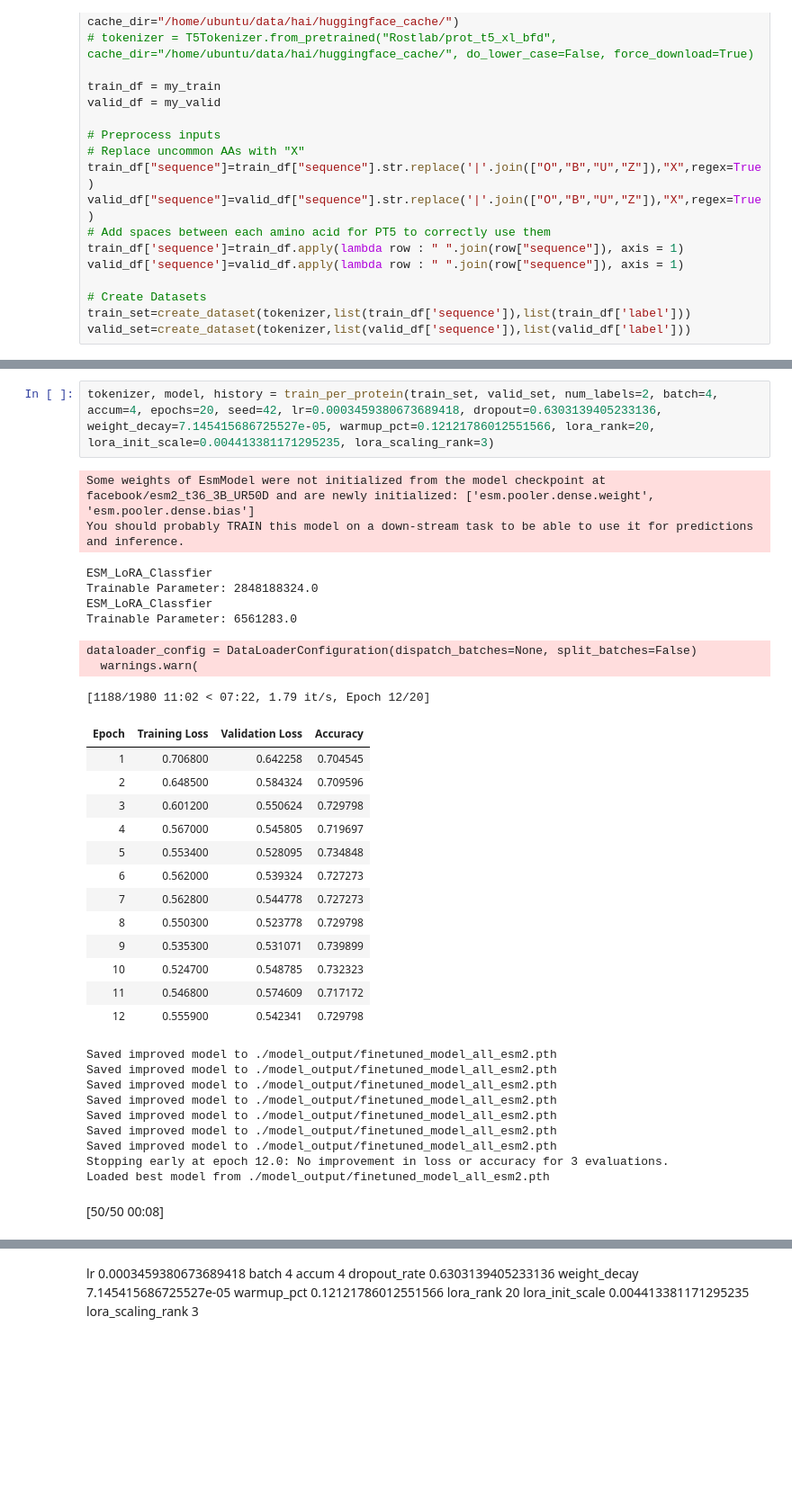
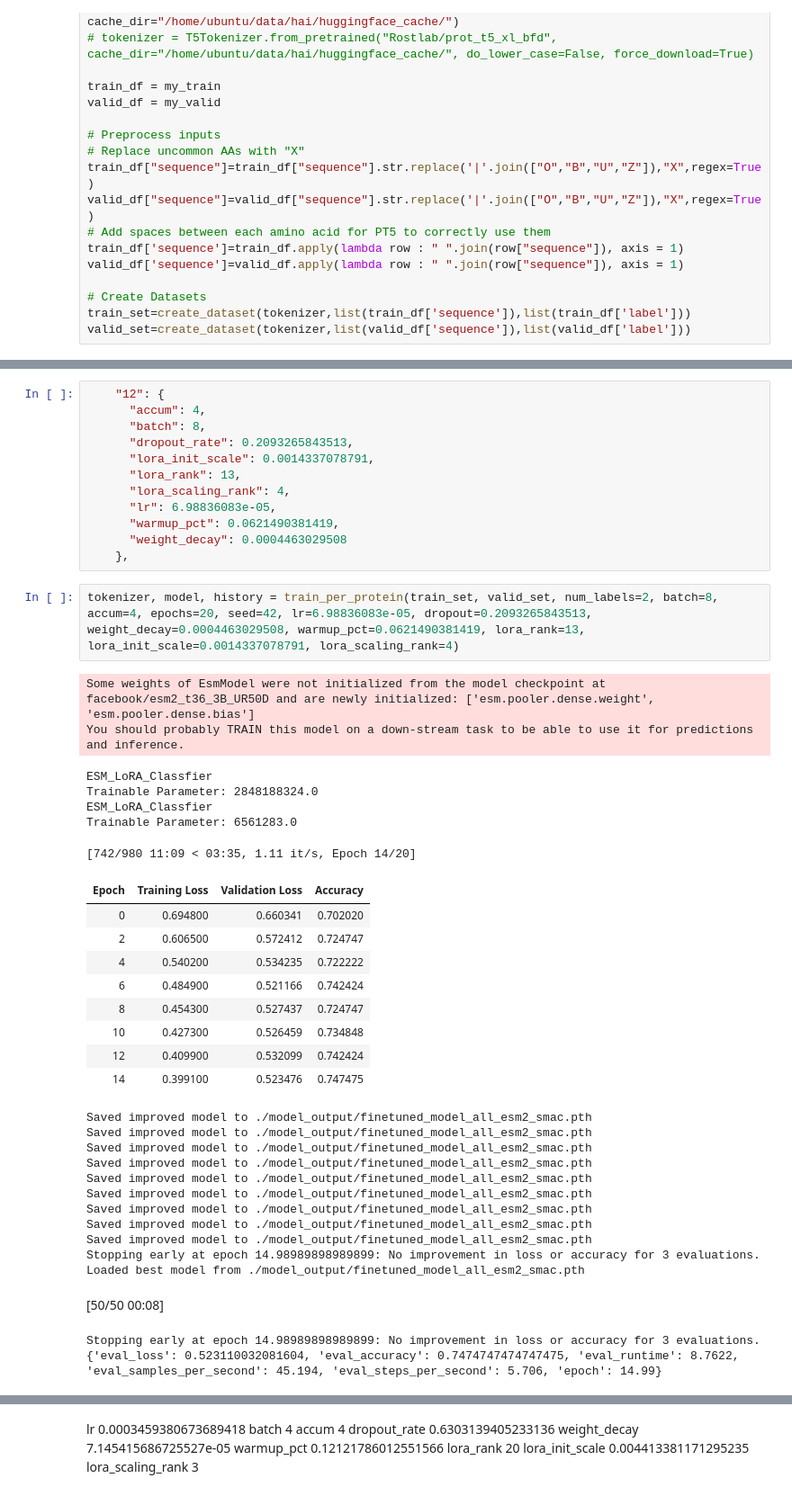
Before and after one commit to haibkhn/Predict-PTM-site-fine-tuning_Anup, a Jupyter notebook: Notebooks/4_1_smac_model_esm_again.ipynb, the cells around one changed output, grey strips where cells are left out. Shown: that part at 90% size. Drawn from its saved outputs; the diff is of its cells as text; blank space fills up the shorter version.

Commit message:
smac 4_1 with output

```diff
--- a/Notebooks/4_1_smac_model_esm_again.ipynb
+++ b/Notebooks/4_1_smac_model_esm_again.ipynb
@@ -896,35 +917,45 @@ Trainable Parameter: 6561283.0
+# %%
+    "12": {
+      "accum": 4,
+      "batch": 8,
+      "dropout_rate": 0.2093265843513,
+      "lora_init_scale": 0.0014337078791,
+      "lora_rank": 13,
+      "lora_scaling_rank": 4,
+      "lr": 6.98836083e-05,
+      "warmup_pct": 0.0621490381419,
+      "weight_decay": 0.0004463029508
+    },
 # %%
-tokenizer, model, history = train_per_protein(train_set, valid_set, num_labels=2, batch=4, accum=4, epochs=20, seed=42, lr=0.0003459380673689418, dropout=0.6303139405233136, weight_decay=7.145415686725527e-05, warmup_pct=0.12121786012551566, lora_rank=20, lora_init_scale=0.004413381171295235, lora_scaling_rank=3)
+tokenizer, model, history = train_per_protein(train_set, valid_set, num_labels=2, batch=8, accum=4, epochs=20, seed=42, lr=6.98836083e-05, dropout=0.2093265843513, weight_decay=0.0004463029508, warmup_pct=0.0621490381419, lora_rank=13, lora_init_scale=0.0014337078791, lora_scaling_rank=4)
 # %% [output]
 Some weights of EsmModel were not initialized from the model checkpoint at facebook/esm2_t36_3B_UR50D and are newly initialized: ['esm.pooler.dense.weight', 'esm.pooler.dense.bias']
 You should probably TRAIN this model on a down-stream task to be able to use it for predictions and inference.
 ESM_LoRA_Classfier
 Trainable Parameter: 2848188324.0
 ESM_LoRA_Classfier
 Trainable Parameter: 6561283.0
-dataloader_config = DataLoaderConfiguration(dispatch_batches=None, split_batches=False)
-  warnings.warn(
+[742/980 11:09 < 03:35, 1.11 it/s, Epoch 14/20]
+| Epoch | Training Loss | Validation Loss | Accuracy |
+| 0 | 0.694800 | 0.660341 | 0.702020 |
+| 2 | 0.606500 | 0.572412 | 0.724747 |
+| 4 | 0.540200 | 0.534235 | 0.722222 |
+| 6 | 0.484900 | 0.521166 | 0.742424 |
+| 8 | 0.454300 | 0.527437 | 0.724747 |
+| 10 | 0.427300 | 0.526459 | 0.734848 |
+| 12 | 0.409900 | 0.532099 | 0.742424 |
+| 14 | 0.399100 | 0.523476 | 0.747475 |
-[1188/1980 11:02 < 07:22, 1.79 it/s, Epoch 12/20]
+Saved improved model to ./model_output/finetuned_model_all_esm2_smac.pth
+Saved improved model to ./model_output/finetuned_model_all_esm2_smac.pth
+Saved improved model to ./model_output/finetuned_model_all_esm2_smac.pth
+Saved improved model to ./model_output/finetuned_model_all_esm2_smac.pth
+Saved improved model to ./model_output/finetuned_model_all_esm2_smac.pth
+Saved improved model to ./model_output/finetuned_model_all_esm2_smac.pth
+Saved improved model to ./model_output/finetuned_model_all_esm2_smac.pth
+Saved improved model to ./model_output/finetuned_model_all_esm2_smac.pth
+Saved improved model to ./model_output/finetuned_model_all_esm2_smac.pth
+Stopping early at epoch 14.98989898989899: No improvement in loss or accuracy for 3 evaluations.
+Loaded best model from ./model_output/finetuned_model_all_esm2_smac.pth
-| Epoch | Training Loss | Validation Loss | Accuracy |
-| 1 | 0.706800 | 0.642258 | 0.704545 |
-| 2 | 0.648500 | 0.584324 | 0.709596 |
-| 3 | 0.601200 | 0.550624 | 0.729798 |
-| 4 | 0.567000 | 0.545805 | 0.719697 |
-| 5 | 0.553400 | 0.528095 | 0.734848 |
-| 6 | 0.562000 | 0.539324 | 0.727273 |
-| 7 | 0.562800 | 0.544778 | 0.727273 |
-| 8 | 0.550300 | 0.523778 | 0.729798 |
-| 9 | 0.535300 | 0.531071 | 0.739899 |
-| 10 | 0.524700 | 0.548785 | 0.732323 |
-| 11 | 0.546800 | 0.574609 | 0.717172 |
-| 12 | 0.555900 | 0.542341 | 0.729798 |
+[50/50 00:08]
-Saved improved model to ./model_output/finetuned_model_all_esm2.pth
-Saved improved model to ./model_output/finetuned_model_all_esm2.pth
-Saved improved model to ./model_output/finetuned_model_all_esm2.pth
-Saved improved model to ./model_output/finetuned_model_all_esm2.pth
-Saved improved model to ./model_output/finetuned_model_all_esm2.pth
-Saved improved model to ./model_output/finetuned_model_all_esm2.pth
-Saved improved model to ./model_output/finetuned_model_all_esm2.pth
-Stopping early at epoch 12.0: No improvement in loss or accuracy for 3 evaluations.
-Loaded best model from ./model_output/finetuned_model_all_esm2.pth
+Stopping early at epoch 14.98989898989899: No improvement in loss or accuracy for 3 evaluations.
+{'eval_loss': 0.523110032081604, 'eval_accuracy': 0.7474747474747475, 'eval_runtime': 8.7622, 'eval_samples_per_second': 45.194, 'eval_steps_per_second': 5.706, 'epoch': 14.99}
-[50/50 00:08]
```
Also changed, not shown: parts of 8 cells of this notebook.
